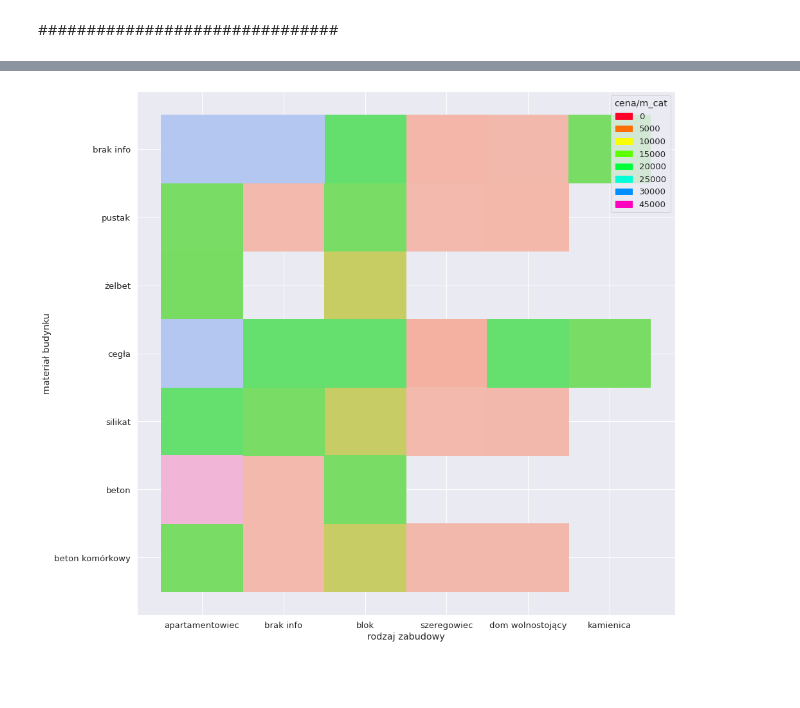
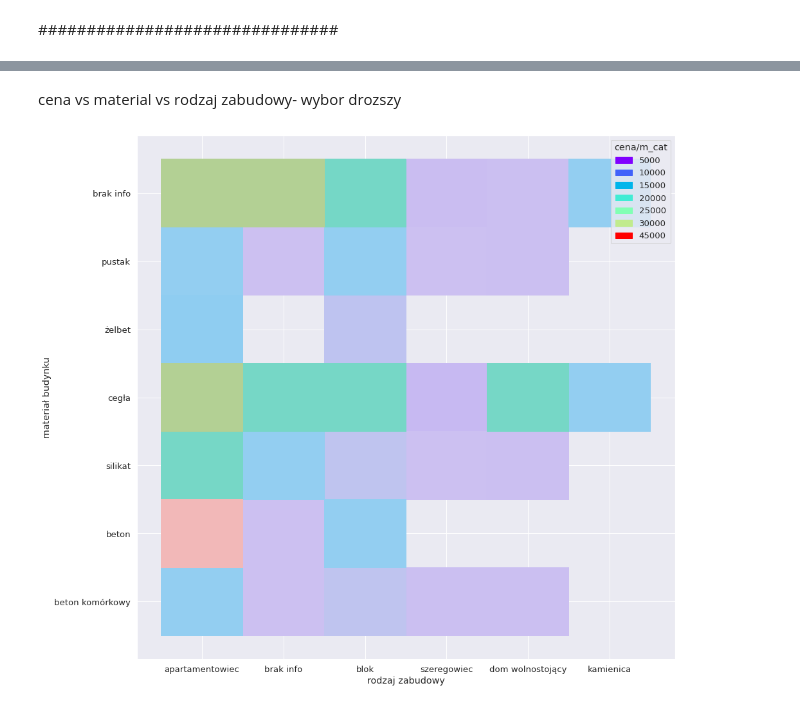
Before and after one commit to KacperGrodecki/Masovian-real-estate, a Jupyter notebook: mazowieckie_colab_rysunki_mieszkania_i_analiza_wczytanie_pliku.ipynb, the cells around one changed output, grey strips where cells are left out. Cells and saved outputs as stored; diff of their text form; code cells hidden in the pictures; blank space fills up the shorter version.

```diff
--- a/mazowieckie_colab_rysunki_mieszkania_i_analiza_wczytanie_pliku.ipynb
+++ b/mazowieckie_colab_rysunki_mieszkania_i_analiza_wczytanie_pliku.ipynb
@@ -128,6 +79,6 @@ ax=sns.histplot(data=final_plots, x="materialBudynku")
 # %%
 final_plots=final_plots[(final_plots['materialBudynku']!='keramzyt')]
-final_plots=final_plots[(final_plots['materialBudynku']!='keramzyt') ]
+final_plots=final_plots[(final_plots['materialBudynku']!='drewno') ]
 # %%
 fig, ax = plt.subplots(figsize=(15,15))
 ax=sns.histplot(data=final_plots, x="rodzajZabudowy")
@@ -253,0 +218,5 @@ ax=sns.histplot(data=final_plots[(final_plots['rokBudowy_corr']>1900)&(final_plo
+# %%
+final_plots['powierzchnia_cat']=(final_plots['powierzchnia_corr']/50).astype(int)*50
+final_plots['rokBudowy_cat']=(final_plots['rokBudowy_corr']/10).astype(int)*10
+final_plots['locationX_cat']=(final_plots['locationX']).astype(int)
+final_plots['locationY_cat']=(final_plots['locationY']).astype(int)
@@ -287,5 +254,0 @@ plt.show()
-# %%
-final_plots['powierzchnia_cat']=(final_plots['powierzchnia_corr']/50).astype(int)*50
-final_plots['rokBudowy_cat']=(final_plots['rokBudowy_corr1']/10).astype(int)*10
-final_plots['locationX_cat']=(final_plots['locationX']).astype(int)
-final_plots['locationY_cat']=(final_plots['locationY']).astype(int)
@@ -318,0 +290,2 @@ plt.show()
+# %%
+final_plots['cena/m_cat']=(final_plots['cena/m']/1000).astype(int)*1000
@@ -319,15 +302,18 @@ plt.show()
+# %% [markdown]
+cena vs material vs rodzaj zabudowy- wybor drozszy
 # %%
 final_plots['cena/m_cat']=(final_plots['cena/m']/5000).astype(int)*5000
 # %%
 fig, ax = plt.subplots(figsize=(15,15))
 ax=sns.histplot(y='materialBudynku',x="rodzajZabudowy",
-                data=final_plots[(final_plots['rodzajZabudowy']!='0') &(final_plots['materialBudynku']!='inne') &(final_plots['materialBudynku']!='0')&
+                data=final_plots[(final_plots['rodzajZabudowy']!='0') &(final_plots['materialBudynku']!='inne') &(final_plots['materialBudynku']!='0')
+                &(final_plots['cena/m_cat']>4000)&(final_plots['cena/m_cat']<46000)&
                                  (final_plots['rynek']=='pierwotny')],
-                 hue='cena/m_cat',palette='gist_rainbow')
+                 hue='cena/m_cat',palette='rainbow')
 ax.set(ylabel='materiał budynku', xlabel='rodzaj zabudowy')
 plt.show()
 # %% [output]
-[figure, old version]
+[figure, new version]
 # %%
 fig, ax = plt.subplots(figsize=(15,15))
 ax=sns.histplot(y='materialBudynku',x="rodzajZabudowy",
```
Also changed, not shown: parts of 41 cells of this notebook.
